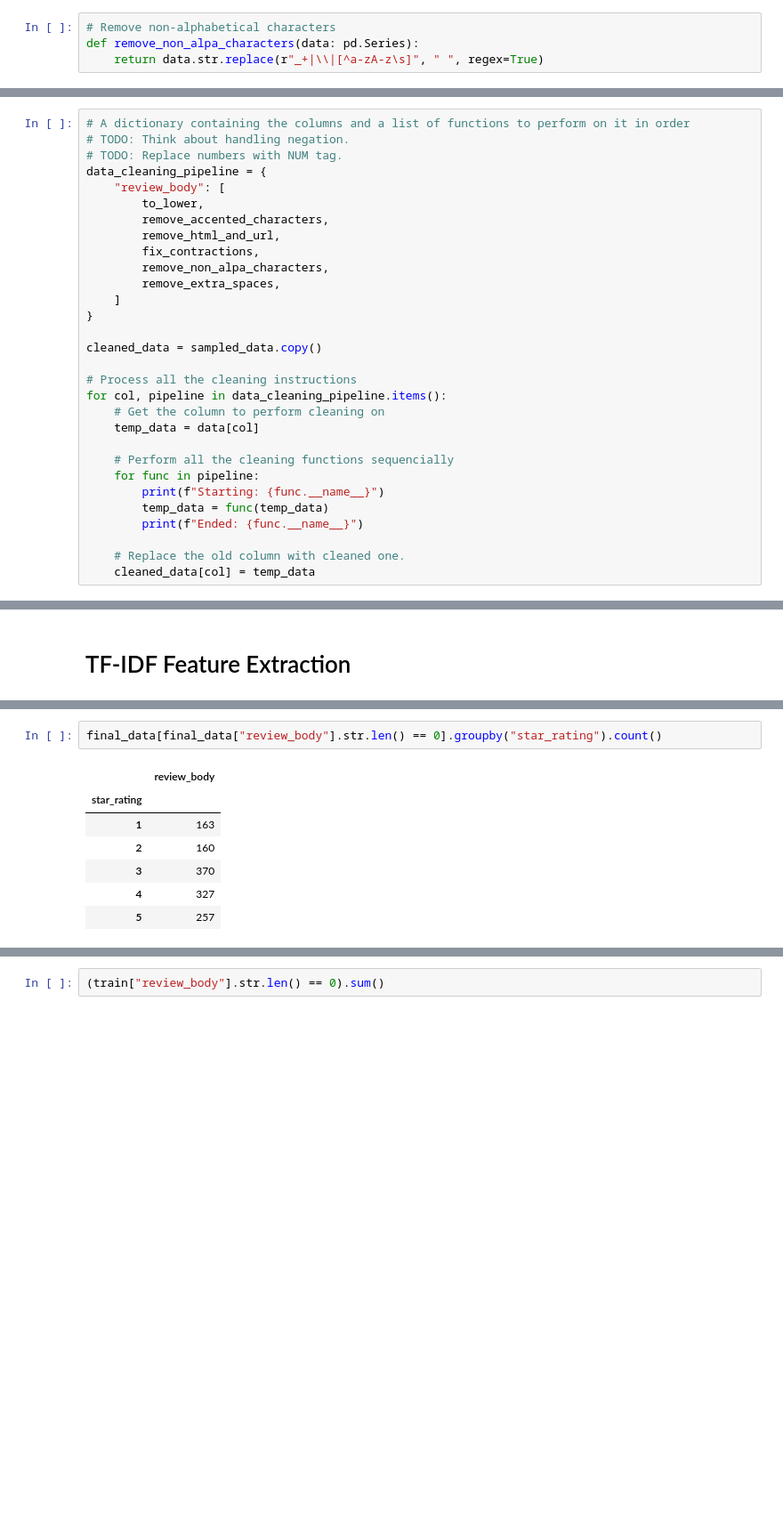
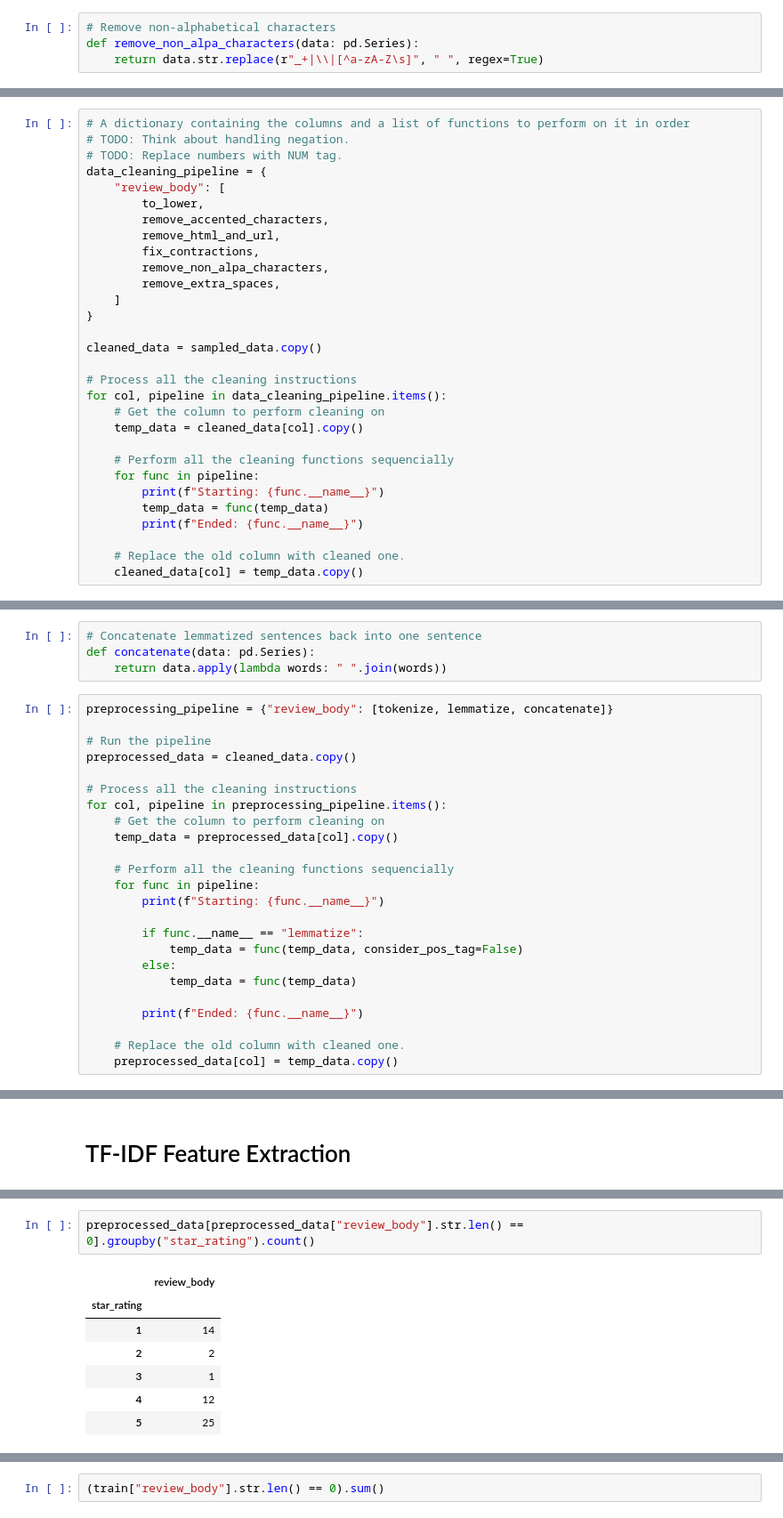
Before and after one commit to daveaditya/CSCI_544_NLP, a Jupyter notebook: assignment_01/HW1-CSCI544.ipynb, the cells around one changed output, grey strips where cells are left out. Shown at 89% size. Drawn from its saved outputs; the diff is of its cells as text; blank space fills up the shorter version.

```diff
--- a/assignment_01/HW1-CSCI544.ipynb
+++ b/assignment_01/HW1-CSCI544.ipynb
@@ -256,4 +171,4 @@ re.sub(
 # %%
 # Remove non-alphabetical characters
 def remove_non_alpa_characters(data: pd.Series):
-    return data.str.replace(r"_+|\\|[^a-zA-z\s]", " ", regex=True)
+    return data.str.replace(r"_+|\\|[^a-zA-Z\s]", " ", regex=True)
@@ -316,7 +213,7 @@ cleaned_data = sampled_data.copy()
 # Process all the cleaning instructions
 for col, pipeline in data_cleaning_pipeline.items():
     # Get the column to perform cleaning on
-    temp_data = data[col]
+    temp_data = cleaned_data[col].copy()
 
     # Perform all the cleaning functions sequencially
     for func in pipeline:
@@ -325,7 +222,7 @@ for col, pipeline in data_cleaning_pipeline.items():
         print(f"Ended: {func.__name__}")
 
     # Replace the old column with cleaned one.
-    cleaned_data[col] = temp_data
+    cleaned_data[col] = temp_data.copy()
 # %% [output]
 Starting: to_lower
 Ended: to_lower
@@ -432,0 +356,28 @@ with open("./data/removed_stopwords.pkl", "wb") as file:
+# %%
+# Concatenate lemmatized sentences back into one sentence
+def concatenate(data: pd.Series):
+    return data.apply(lambda words: " ".join(words))
+# %%
+preprocessing_pipeline = {"review_body": [tokenize, lemmatize, concatenate]}
+
+# Run the pipeline
+preprocessed_data = cleaned_data.copy()
+
+# Process all the cleaning instructions
+for col, pipeline in preprocessing_pipeline.items():
+    # Get the column to perform cleaning on
+    temp_data = preprocessed_data[col].copy()
+
+    # Perform all the cleaning functions sequencially
+    for func in pipeline:
+        print(f"Starting: {func.__name__}")
+
+        if func.__name__ == "lemmatize":
+            temp_data = func(temp_data, consider_pos_tag=False)
+        else:
+            temp_data = func(temp_data)
+
+        print(f"Ended: {func.__name__}")
+
+    # Replace the old column with cleaned one.
+    preprocessed_data[col] = temp_data.copy()
@@ -556,10 +421,10 @@ final_data.head()
 # %%
-final_data[final_data["review_body"].str.len() == 0].groupby("star_rating").count()
+preprocessed_data[preprocessed_data["review_body"].str.len() == 0].groupby("star_rating").count()
 # %% [output]
 |  | review_body |
 | star_rating |  |
-| 1 | 163 |
-| 2 | 160 |
-| 3 | 370 |
-| 4 | 327 |
-| 5 | 257 |
+| 1 | 14 |
+| 2 | 2 |
+| 3 | 1 |
+| 4 | 12 |
+| 5 | 25 |
```
Also changed, not shown: parts of 51 cells of this notebook, 2 other files.
